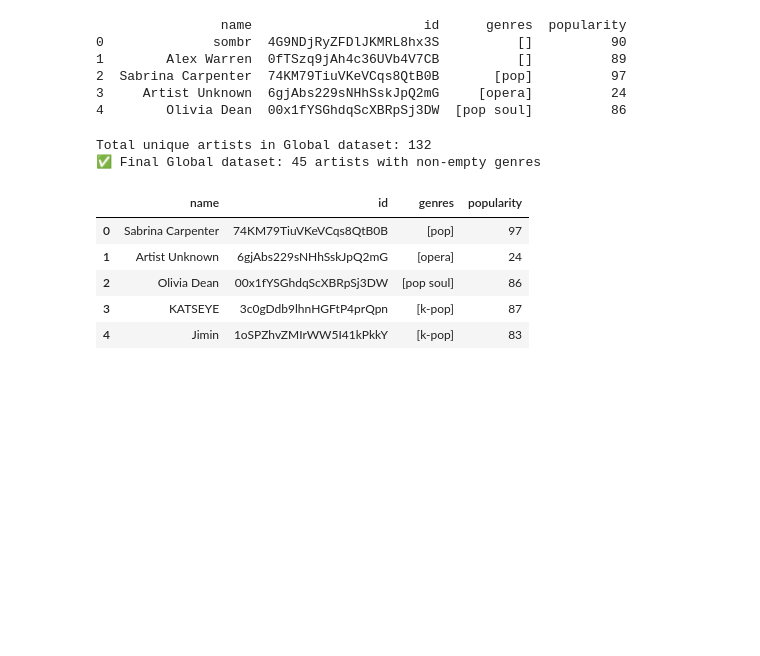
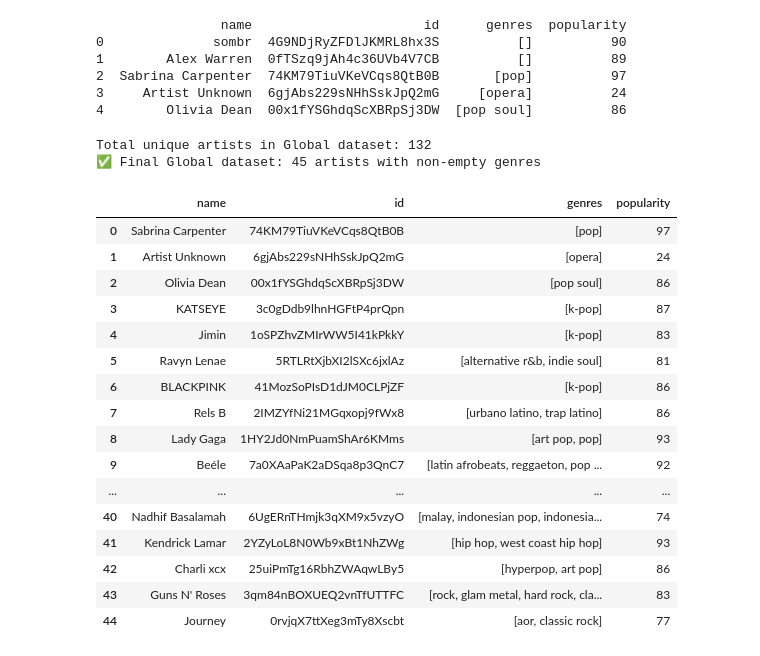
Before and after one commit to aljoharas/datascience, a Jupyter notebook: spotifyproject.ipynb, the cells around one changed output. Saved outputs shown, nothing was run; the diff lists cells and outputs as text; code cells hidden in the pictures; blank space fills up the shorter version.

```diff
--- a/spotifyproject.ipynb
+++ b/spotifyproject.ipynb
@@ -96,34 +96,45 @@ artist_data_global = []
 count = 0
 
 for artist_name in artists_global:
     if count >= 200:
         break
     result = sp.search(q=f"artist:{artist_name}", type="artist", limit=1)
     if result['artists']['items']:
         a = result['artists']['items'][0]
         if not a['genres']:
             continue
         artist_data_global.append({
             "name": a['name'],
             "id": a['id'],
             "genres": a['genres'],
             "popularity": a['popularity']
         })
         count += 1
 
 # Create DataFrame
 df_artists_global = pd.DataFrame(artist_data_global).head(200)
 print(f"✅ Final Global dataset: {len(df_artists_global)} artists with non-empty genres")
-display(df_artists_global.head())
+display(df_artists_global)
 # %% [output]
 Total unique artists in Global dataset: 132
 ✅ Final Global dataset: 45 artists with non-empty genres
 |  | name | id | genres | popularity |
 | 0 | Sabrina Carpenter | 74KM79TiuVKeVCqs8QtB0B | [pop] | 97 |
 | 1 | Artist Unknown | 6gjAbs229sNHhSskJpQ2mG | [opera] | 24 |
 | 2 | Olivia Dean | 00x1fYSGhdqScXBRpSj3DW | [pop soul] | 86 |
 | 3 | KATSEYE | 3c0gDdb9lhnHGFtP4prQpn | [k-pop] | 87 |
 | 4 | Jimin | 1oSPZhvZMIrWW5I41kPkkY | [k-pop] | 83 |
+| 5 | Ravyn Lenae | 5RTLRtXjbXI2lSXc6jxlAz | [alternative r&b, indie soul] | 81 |
+| 6 | BLACKPINK | 41MozSoPIsD1dJM0CLPjZF | [k-pop] | 86 |
+| 7 | Rels B | 2IMZYfNi21MGqxopj9fWx8 | [urbano latino, trap latino] | 86 |
+| 8 | Lady Gaga | 1HY2Jd0NmPuamShAr6KMms | [art pop, pop] | 93 |
+| 9 | Beéle | 7a0XAaPaK2aDSqa8p3QnC7 | [latin afrobeats, reggaeton, pop ... | 92 |
+| ... | ... | ... | ... | ... |
+| 40 | Nadhif Basalamah | 6UgERnTHmjk3qXM9x5vzyO | [malay, indonesian pop, indonesia... | 74 |
+| 41 | Kendrick Lamar | 2YZyLoL8N0Wb9xBt1NhZWg | [hip hop, west coast hip hop] | 93 |
+| 42 | Charli xcx | 25uiPmTg16RbhZWAqwLBy5 | [hyperpop, art pop] | 86 |
+| 43 | Guns N' Roses | 3qm84nBOXUEQ2vnTfUTTFC | [rock, glam metal, hard rock, cla... | 83 |
+| 44 | Journey | 0rvjqX7ttXeg3mTy8Xscbt | [aor, classic rock] | 77 |
 # %%
 df_sa = pd.read_csv("/content/regional-sa-weekly-2025-09-18.csv")
 
```
Also changed, not shown: parts of 1 cell of this notebook.
